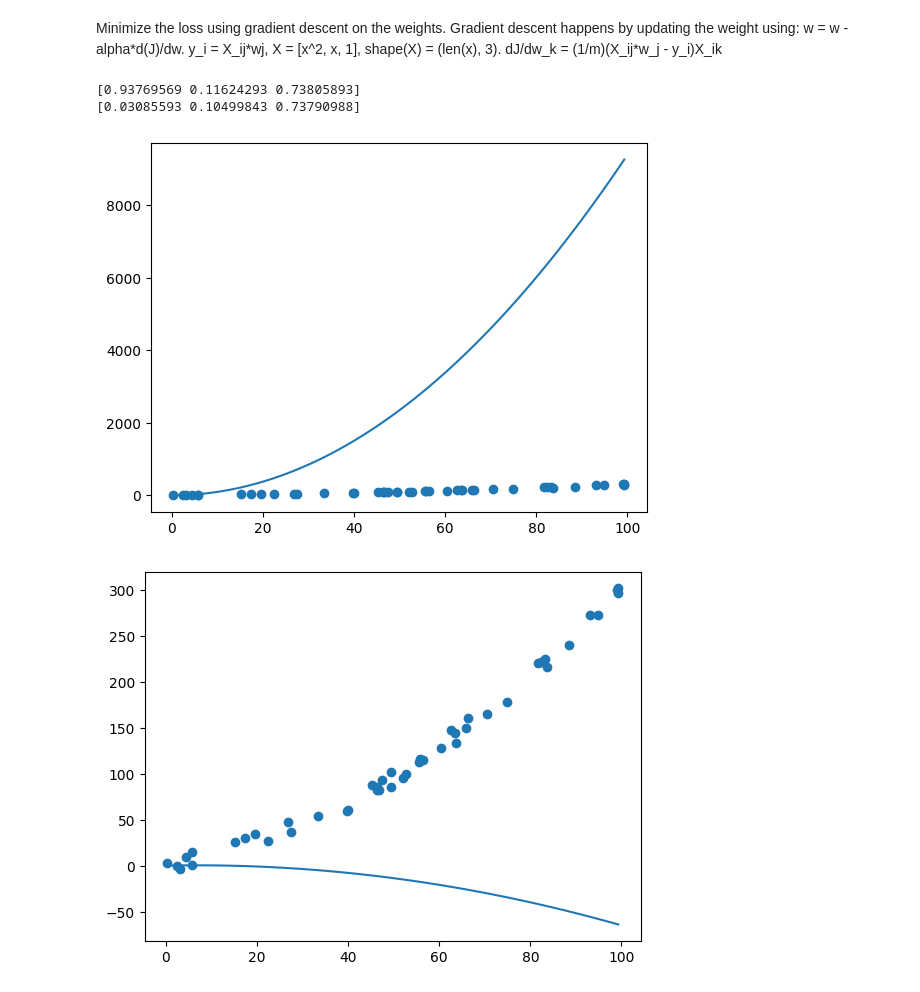
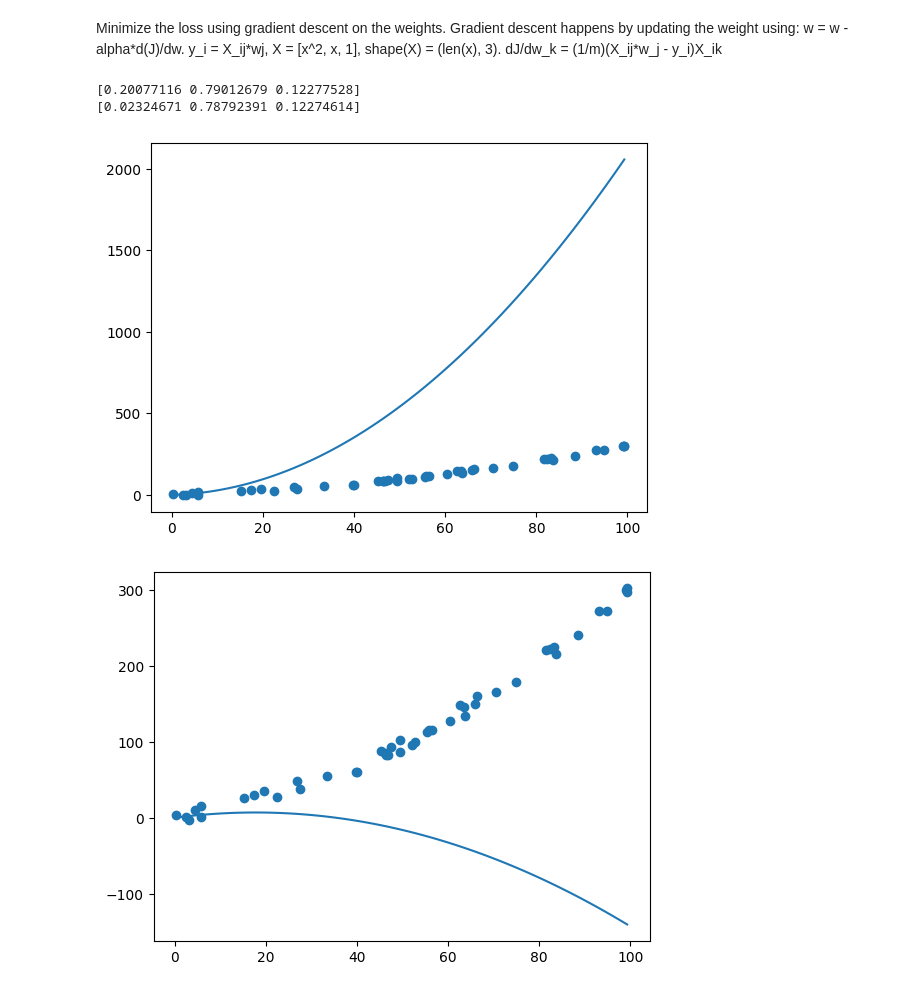
Before and after one commit to cgpayne/linear_regression, a Jupyter notebook: linreg.ipynb, the cells around one changed output. Drawn from its saved outputs; the diff is of its cells as text; code cells hidden in the pictures.

```diff
--- a/linreg.ipynb
+++ b/linreg.ipynb
@@ -48,11 +48,11 @@ class LinReg():
             self._plot_curve()
             ii += 1
 # %%
-lr = LinReg(x, y, 5e-8, 100)  # this was very sensitive to the alpha
+lr = LinReg(x, y, 6e-8, 100)  # this was very sensitive to the alpha
 lr.fit()
 print(lr.w)
 # %% [output]
-[0.93769569 0.11624293 0.73805893]
-[0.03085593 0.10499843 0.73790988]
+[0.20077116 0.79012679 0.12277528]
+[0.02324671 0.78792391 0.12274614]
-[figure, old version]
+[figure, new version]
-[figure, old version]
+[figure, new version]
```
Also changed, not shown: parts of 1 cell of this notebook, 1 other file.
